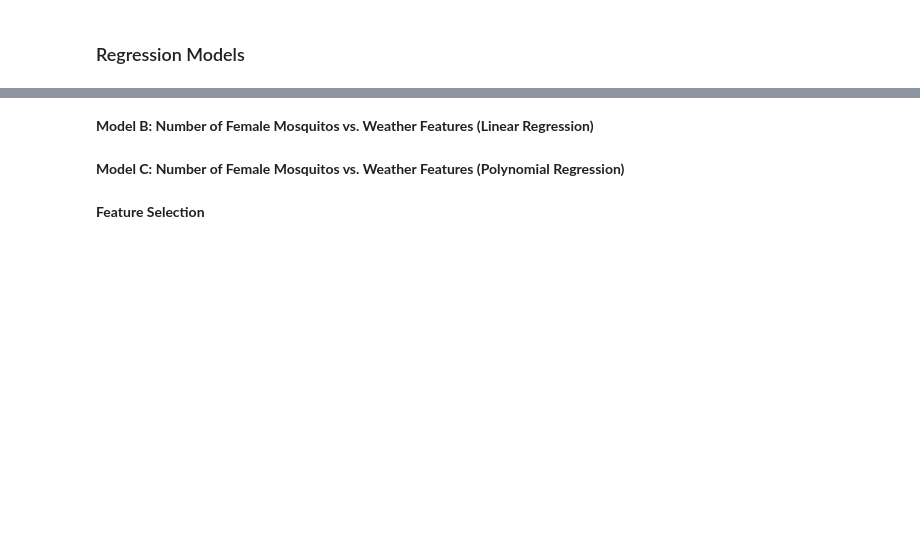
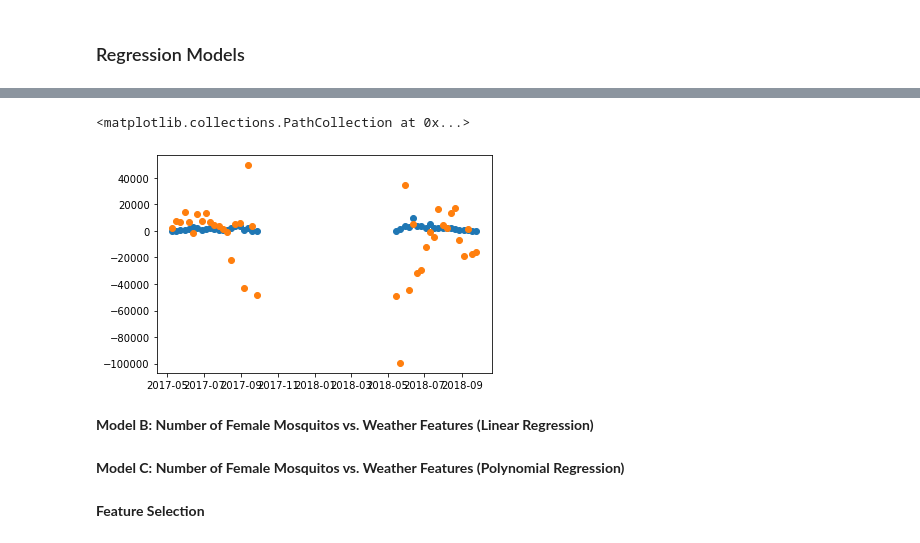
Before and after one commit to sharyar/vigilant-meme, a Jupyter notebook: task1_notebook.ipynb, the cells around one changed output, grey strips where cells are left out. Drawn from its saved outputs; the diff is of its cells as text; code cells hidden in the pictures; blank space fills up the shorter version.

```diff
--- a/task1_notebook.ipynb
+++ b/task1_notebook.ipynb
@@ -79,0 +57,4 @@ Allows us to take into account breeding conditions leading to the number of mosq
+# %%
+# Split data into sx and y:
+X = merged_df.iloc[:, 1:].values
+y = merged_df.iloc[:, :1].values
@@ -97,0 +179,3 @@ lreg.fit(train_x,train_y)
+# %%
+score_lreg = cross_val_score(lreg, X, y, cv=3, verbose=1)
+predictions = cross_val_predict(lreg, X, y, cv=3, verbose=1)
@@ -98,3 +187,9 @@ lreg.fit(train_x,train_y)
+# %%
+plt.scatter(merged_df.index, y)
+plt.scatter(merged_df.index, predictions)
+# %% [output]
+<matplotlib.collections.PathCollection at 0x...>
+[figure, added]
 # %%
 wsk = lreg.intercept_,lreg.coef_[0]
 wsk
```
Also changed, not shown: parts of 58 cells of this notebook, 1 other file.
